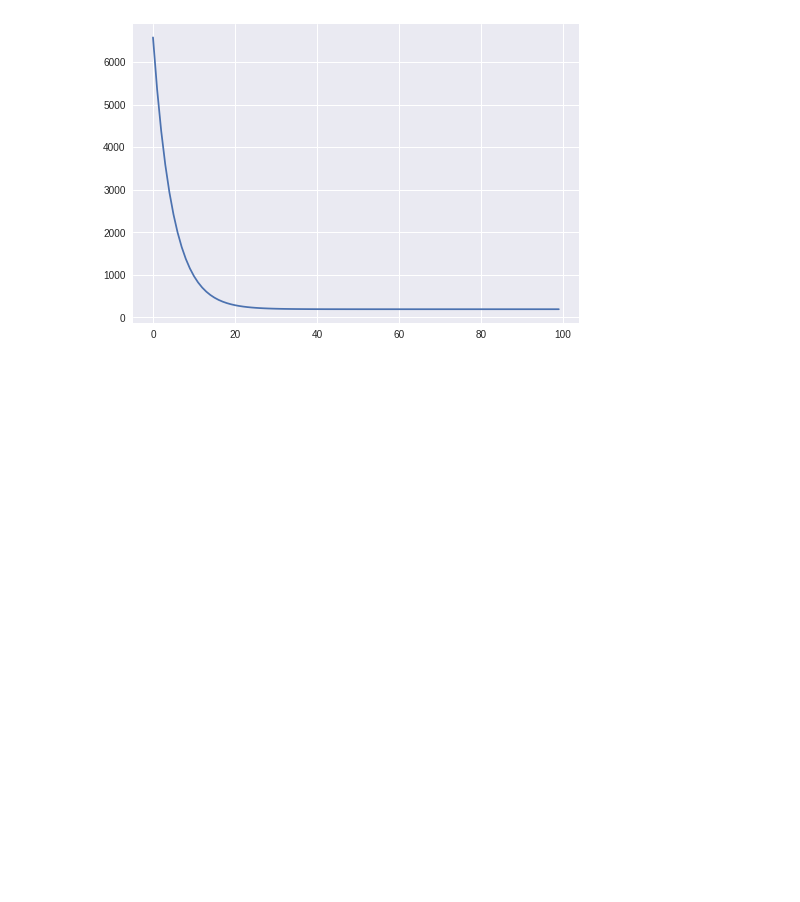
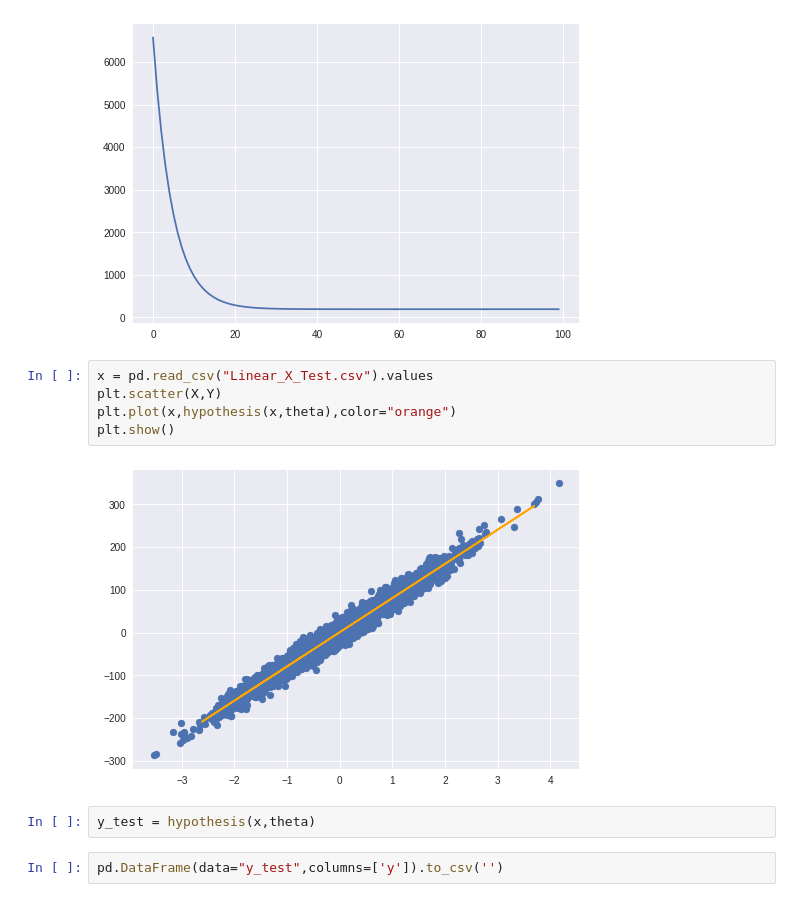
Before and after one commit to yatin9988/LinearRegression, a Jupyter notebook: LinearRegression_singleFeature.ipynb, the cells around one changed output. Saved outputs shown, nothing was run; the diff lists cells and outputs as text; blank space fills up the shorter version.

```diff
--- a/LinearRegression_singleFeature.ipynb
+++ b/LinearRegression_singleFeature.ipynb
@@ -74,3 +74,14 @@ plt.plot(err_list)
 plt.show()
 # %% [output]
 [figure]
+# %%
+x = pd.read_csv("Linear_X_Test.csv").values
+plt.scatter(X,Y)
+plt.plot(x,hypothesis(x,theta),color="orange")
+plt.show()
+# %% [output]
+[figure, added]
+# %%
+y_test = hypothesis(x,theta)
+# %%
+pd.DataFrame(data="y_test",columns=['y']).to_csv('')
```
Also changed, not shown: 1 other file.
